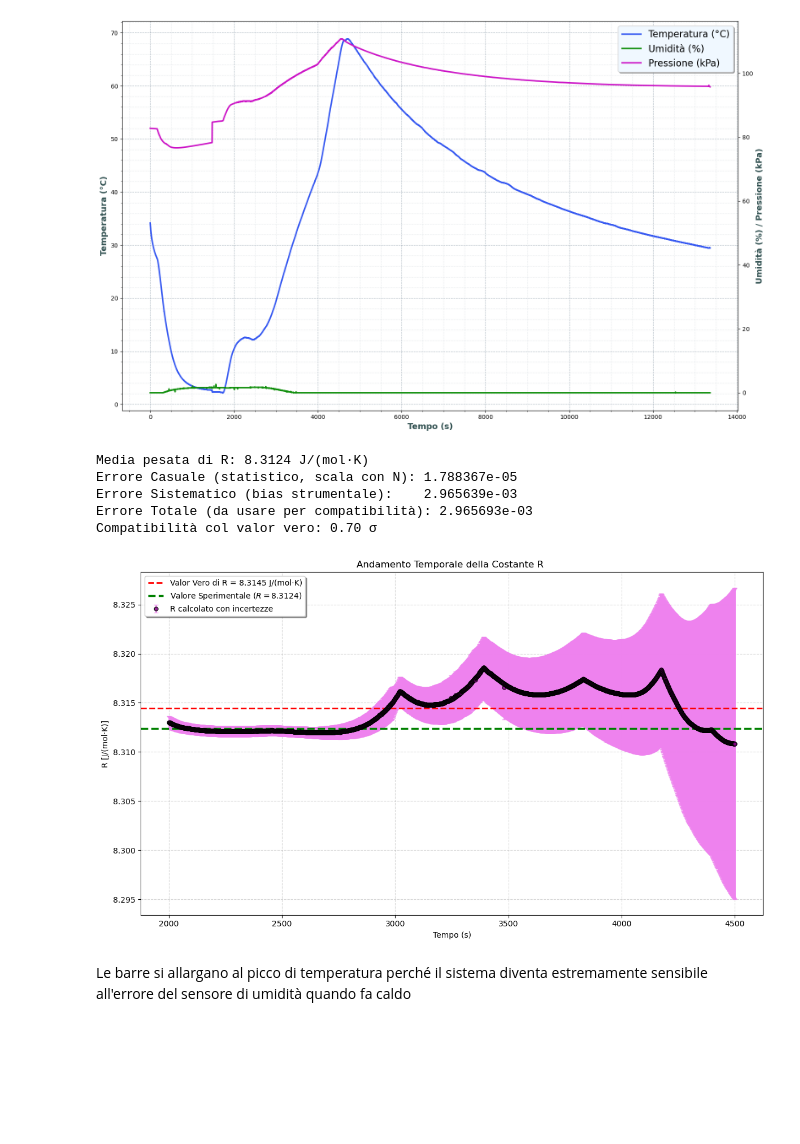
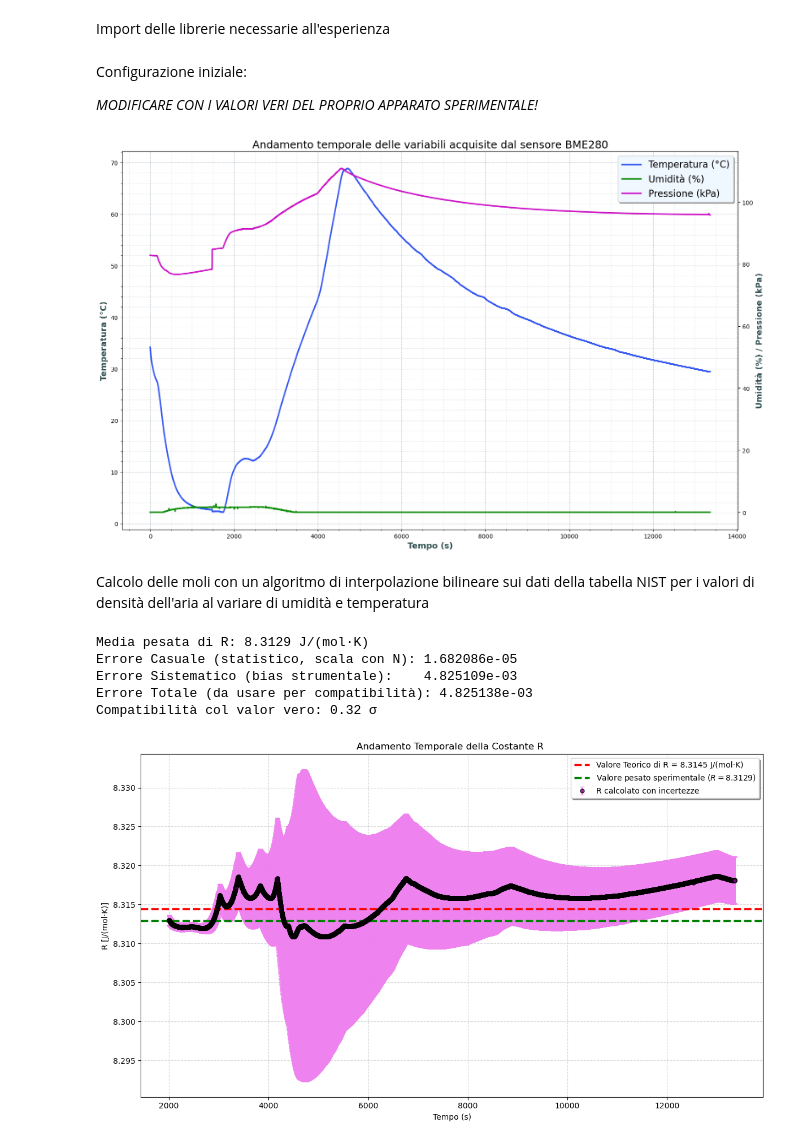
Before and after one commit to oblivion0218/BME280, a Jupyter notebook: Analisi.ipynb, the cells around one changed output. Saved outputs shown, nothing was run; the diff lists cells and outputs as text; code cells hidden in the pictures; blank space fills up the shorter version.

```diff
--- a/Analisi.ipynb
+++ b/Analisi.ipynb
@@ -0,0 +1,2 @@
+# %% [markdown]
+Import delle librerie necessarie all'esperienza
@@ -0,0 +8,4 @@
+# %% [markdown]
+Configurazione iniziale:
+
+*MODIFICARE CON I VALORI VERI DEL PROPRIO APPARATO SPERIMENTALE!*
@@ -1,25 +28,4 @@
 # %%
-import pandas as pd
-import numpy as np
-import matplotlib.pyplot as plt
-import os
-
-# --- Configurazione Iniziale ---
-FOLDER = '300ml'                            # Cartella in cui trovo il .csv da analizzare
-FILENAME = '0%UR.csv'                       # nome del file .csv da analizzare
-FILE_PATH = os.path.join(FOLDER, FILENAME)
-STEP_TEMPORALE_S = 1.0                      # modificare solo in caso di campionamento diverso da 1 al secondo
-
-volume = 322    # del contenitore in ml
-u_V = 3         # errore sul volume in ml
-
-u_P = 0.1       # errore sulla pressione
-u_T = 1         # errore sulla temperatura
-u_UR = 3        # errore sull'umidità relativa
-
-volume_silica = 14 #ml
-volume_ml = volume - volume_silica
-
 #  Caricamento Dati
 if os.path.exists(FILE_PATH):
     df = pd.read_csv(FILE_PATH)
@@ -65,13 +71,16 @@ lines = [line1, line2, line3]
 labels = [l.get_label() for l in lines]
 ax1.legend(lines, labels, loc='upper right', frameon=True, shadow=True, fontsize=16, facecolor='#F0F8FF')
 
+plt.title("Andamento temporale delle variabili acquisite dal sensore BME280", fontsize=18)
 plt.tight_layout()
 plt.show()
 # %% [output]
-[figure, old version]
+[figure, new version]
 # %%
-# eventuale cut dei dati se volessimo tralasciarne qualcuno
+# eventuale cut dei dati se volessimo tralasciarne qualcuno per pulizia
 
-mask_to_remove = (df['Tempo_Simulato_s'] <= 2000) | (df['Tempo_Simulato_s'] >= 4500)
+mask_to_remove = (df['Tempo_Simulato_s'] <= 2000) | (df['Tempo_Simulato_s'] >= 45000)
 df = df[~mask_to_remove].copy()
+# %% [markdown]
+Calcolo delle moli con un algoritmo di interpolazione bilineare sui dati della tabella NIST per i valori di densità dell'aria al variare di umidità e temperatura
 # %%
@@ -139,6 +148,7 @@ def calcola_R(p_kpa, t_c, ur_pct, vol_ml):
     v_m3 = vol_ml * 1e-6
     return (p_pa * v_m3) / (moli * t_k)
 
+# liste per il salvataggio dei dati
 err_R_list = []
 R_list = []
 
@@ -148,6 +158,7 @@ for index, row in df.iterrows():
     R_nom = calcola_R(row['Pressione'], row['Temperatura'], row['Umidita'], volume_ml)
 
     # Perturbazioni per il calcolo dei PESI (Errore Casuale/Puntuale)
+    # Cioè calcoliamo la differenza tra il valore calcolato con i dati e il valore calcolato con i dati che sbagliano al massimo dell'errore
     dR_P = calcola_R(row['Pressione'] + u_P, row['Temperatura'], row['Umidita'], volume_ml) - R_nom
     dR_T = calcola_R(row['Pressione'], row['Temperatura'] + u_T, row['Umidita'], volume_ml) - R_nom
     dR_UR = calcola_R(row['Pressione'], row['Temperatura'], row['Umidita'] + u_UR, volume_ml) - R_nom
@@ -169,7 +180,7 @@ weights = 1 / (df_R['Err_R'] ** 2)
 weighted_mean_R = np.sum(df_R['R'] * weights) / np.sum(weights)
 sigma_statistica = np.sqrt(1 / np.sum(weights)) # Errore interno
 
-# Errore basato sulla Dispersione Reale (sigma_ext)
+# Errore basato sulla Dispersione Reale (Errore esterno)
 N = len(df_R)
 w_variance = np.sum(weights * (df_R['R'] - weighted_mean_R)**2) / ((N - 1) * np.sum(weights))
 sigma_dispersione = np.sqrt(w_variance)
@@ -205,35 +216,34 @@ R_valor_vero = 8.31446
 diff_sigma = abs(weighted_mean_R - R_valor_vero) / sigma_totale
 print(f"Compatibilità col valor vero: {diff_sigma:.2f} σ")
 # %% [output]
-Media pesata di R: 8.3124 J/(mol·K)
-Errore Casuale (statistico, scala con N): 1.788367e-05
-Errore Sistematico (bias strumentale):    2.965639e-03
-Errore Totale (da usare per compatibilità): 2.965693e-03
-Compatibilità col valor vero: 0.70 σ
+Media pesata di R: 8.3129 J/(mol·K)
+Errore Casuale (statistico, scala con N): 1.682086e-05
+Errore Sistematico (bias strumentale):    4.825109e-03
+Errore Totale (da usare per compatibilità): 4.825138e-03
+Compatibilità col valor vero: 0.32 σ
 # %%
 #plot di R con barre d'errore nel tempo
+
 plt.figure(figsize=(12, 7))
 plt.errorbar(df['Tempo_Simulato_s'] , df_R['R'],
              yerr=df_R['Err_R'],
              fmt='o', markersize=5, markerfacecolor='purple', markeredgecolor='black',
              ecolor='violet', elinewidth=2, capsize=3, alpha=0.8,
              label='R calcolato con incertezze')
 plt.title(r'Andamento Temporale della Costante R ')
 plt.xlabel('Tempo (s)')
 plt.ylabel('R [J/(mol·K)]')
 
 #LINEA ORIZZONTALE AL VALORE VERO DI R
-plt.axhline(R_valor_vero, color='red', linestyle='dashed', linewidth=2,
-            label=f'Valor Vero di R = {R_valor_vero:.4f} J/(mol·K)')
+plt.axhline(R_valor_vero, color='red', linestyle='dashed', linewidth=2.5,
+            label=f'Valore Teorico di R = {R_valor_vero:.4f} J/(mol·K)')
 plt.axhline(weighted_mean_R, color='green', linestyle='--', linewidth=2.5,
-            label=f'Valore Sperimentale ($R = {weighted_mean_R:.4f}$)')
+            label=f'Valore pesato sperimentale ($R = {weighted_mean_R:.4f}$)')
 
 plt.grid(True, linestyle='--', alpha=0.5)
 plt.legend(loc='best', frameon=True, shadow=True)
 plt.tight_layout()
 plt.show()
 # %% [output]
-[figure, old version]
+[figure, new version]
-# %% [markdown]
-Le barre si allargano al picco di temperatura perché il sistema diventa estremamente sensibile all'errore del sensore di umidità quando fa caldo
 # %%
```
Also changed, not shown: parts of 11 cells of this notebook, 13 other files.
